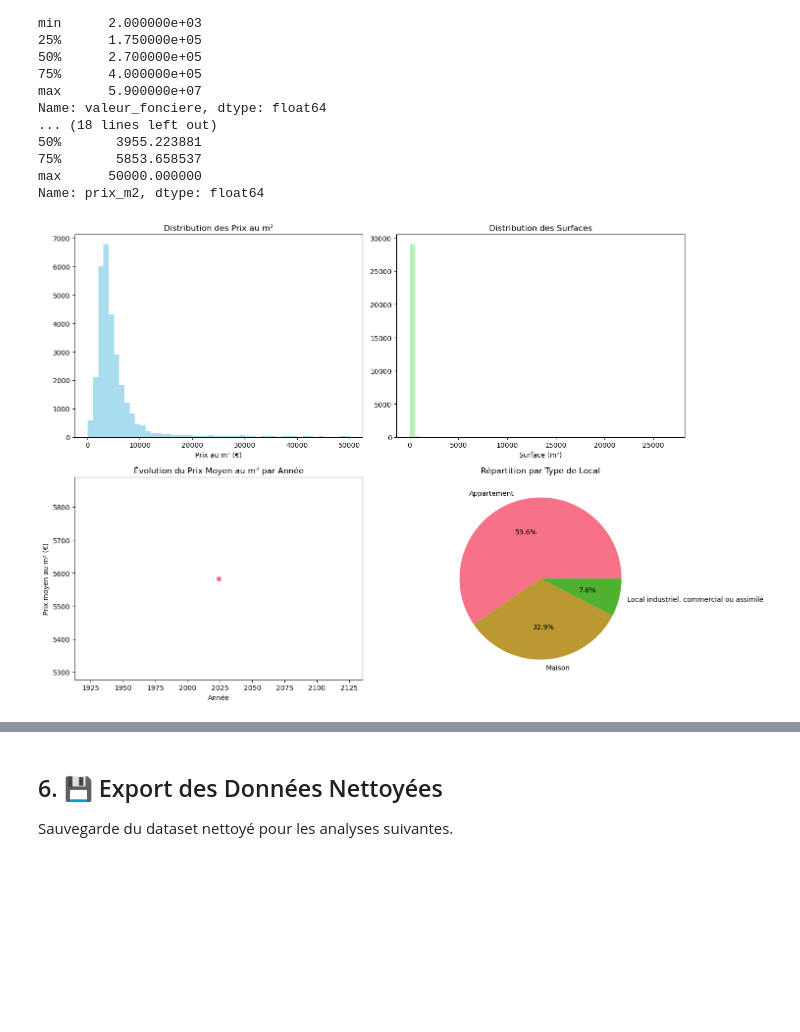
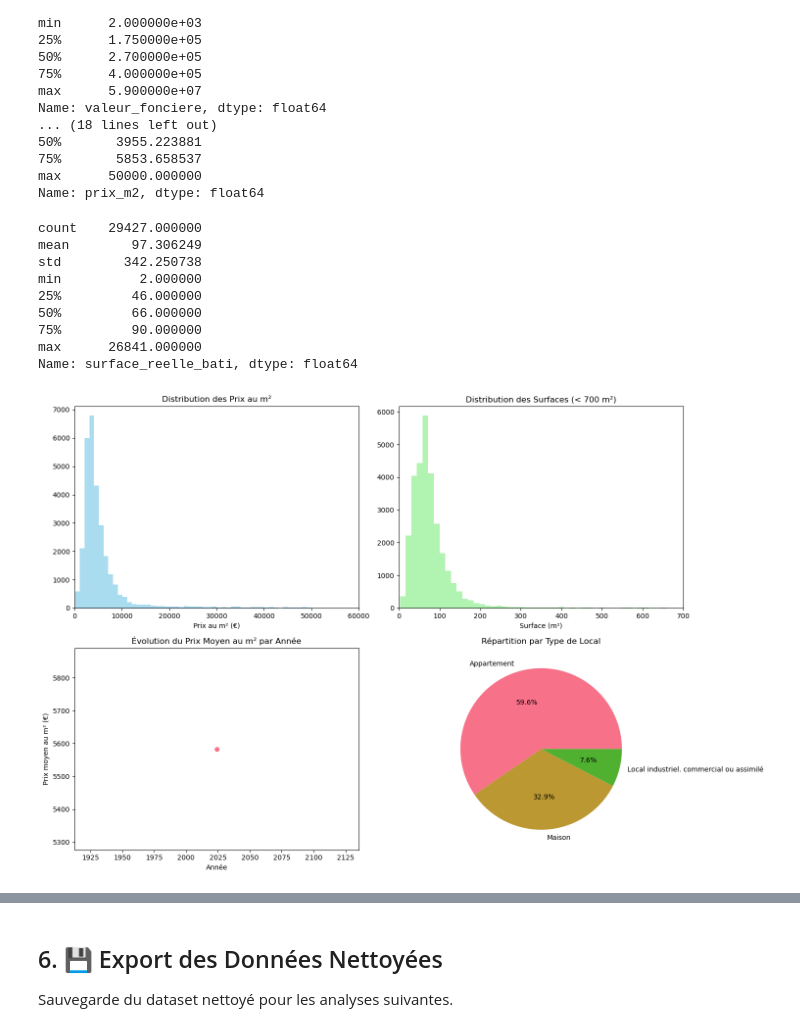
Before and after one commit to frankigoes6/ProjetFoncier, a Jupyter notebook: notebooks/01_preprocessing.ipynb, the cells around one changed output, grey strips where cells are left out. Drawn from its saved outputs; the diff is of its cells as text; code cells hidden in the pictures; blank space fills up the shorter version.

```diff
--- a/notebooks/01_preprocessing.ipynb
+++ b/notebooks/01_preprocessing.ipynb
@@ -285,34 +285,49 @@ Name: prix_m2, dtype: float64
 # %%
 # Visualisation des distributions
 fig, axes = plt.subplots(2, 2, figsize=(15, 10))
 
 # Distribution des prix au m²
 axes[0, 0].hist(df_clean['prix_m2'], bins=50, alpha=0.7, color='skyblue')
 axes[0, 0].set_title('Distribution des Prix au m²')
 axes[0, 0].set_xlabel('Prix au m² (€)')
+axes[0,0].set_xlim(0, 60000)
 
 # Distribution des surfaces
-axes[0, 1].hist(df_clean['surface_reelle_bati'], bins=50, alpha=0.7, color='lightgreen')
-axes[0, 1].set_title('Distribution des Surfaces')
+filtre = df_clean[df_clean['surface_reelle_bati'] <= 700]['surface_reelle_bati']
+axes[0, 1].hist(filtre, bins=50, alpha=0.7, color='lightgreen')
+axes[0, 1].set_title('Distribution des Surfaces (< 700 m²)')
 axes[0, 1].set_xlabel('Surface (m²)')
+axes[0, 1].set_xlim(0, 700)
 
-# Évolution par année
+print(df_clean['surface_reelle_bati'].describe())
+
+
+# Évolution par année PAS NECESSAIRE
 yearly_stats = df_clean.groupby('annee_mutation')['prix_m2'].mean()
 axes[1, 0].plot(yearly_stats.index, yearly_stats.values, marker='o')
 axes[1, 0].set_title('Évolution du Prix Moyen au m² par Année')
 axes[1, 0].set_xlabel('Année')
 axes[1, 0].set_ylabel('Prix moyen au m² (€)')
 
 # Répartition par type de local
 if 'type_local' in df_clean.columns:
     type_counts = df_clean['type_local'].value_counts()
     axes[1, 1].pie(type_counts.values, labels=type_counts.index, autopct='%1.1f%%')
     axes[1, 1].set_title('Répartition par Type de Local')
 
 plt.tight_layout()
 plt.show()
 # %% [output]
+count    29427.000000
+mean        97.306249
+std        342.250738
+min          2.000000
+25%         46.000000
+50%         66.000000
+75%         90.000000
+max      26841.000000
+Name: surface_reelle_bati, dtype: float64
-[figure, old version]
+[figure, new version]
 # %%
 # Vérification de la cohérence des données
 print("🔍 Vérifications de Cohérence :")
```
Also changed, not shown: parts of 1 cell of this notebook, 1 other file.
